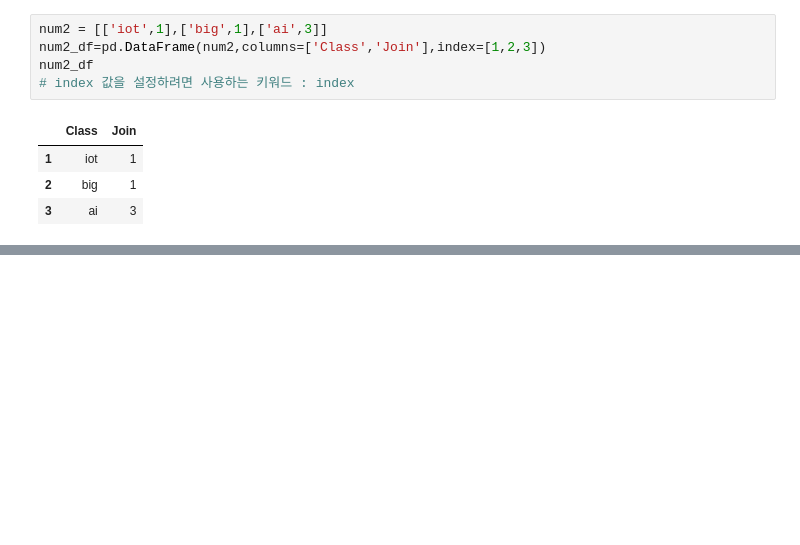
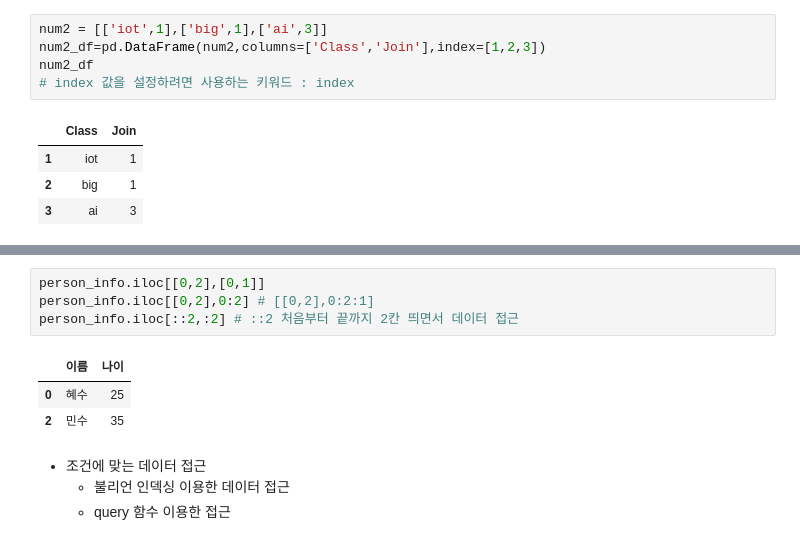
Before and after one commit to 2013je/Python_jpnb, a Jupyter notebook: 2.pandas.ipynb, the cells around one changed output, grey strips where cells are left out. Drawn from its saved outputs; the diff is of its cells as text; blank space fills up the shorter version.

```diff
--- a/2.pandas.ipynb
+++ b/2.pandas.ipynb
@@ -132,0 +350,12 @@ num2_df
+# %%
+person_info.iloc[[0,2],[0,1]]
+person_info.iloc[[0,2],0:2] # [[0,2],0:2:1]
+person_info.iloc[::2,:2] # ::2 처음부터 끝까지 2칸 띄면서 데이터 접근
+# %% [output]
+|  | 이름 | 나이 |
+| 0 | 혜수 | 25 |
+| 2 | 민수 | 35 |
+# %% [markdown]
+- 조건에 맞는 데이터 접근
+  - 불리언 인덱싱 이용한 데이터 접근
+  - query 함수 이용한 접근
```
Also changed, not shown: parts of 27 cells of this notebook.
